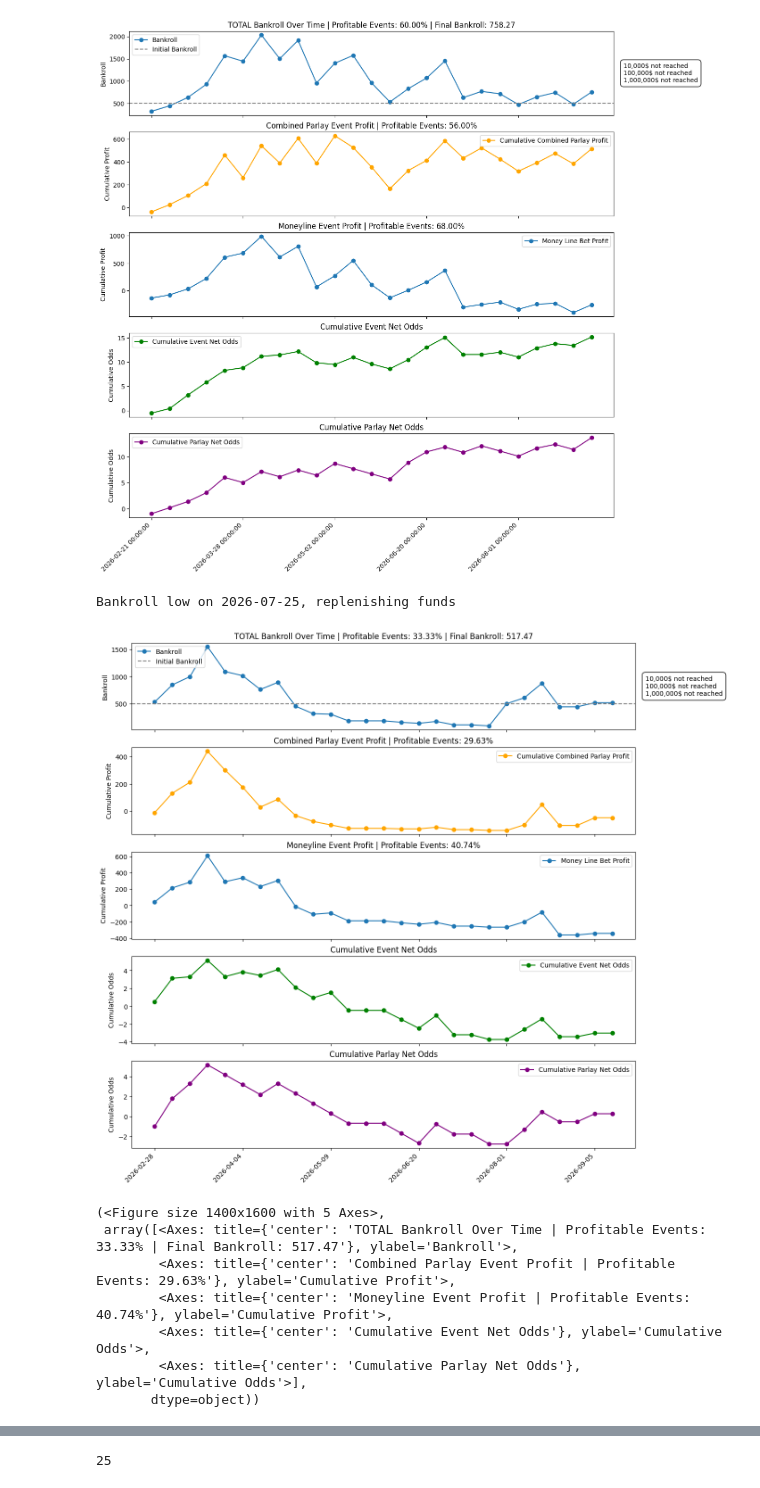
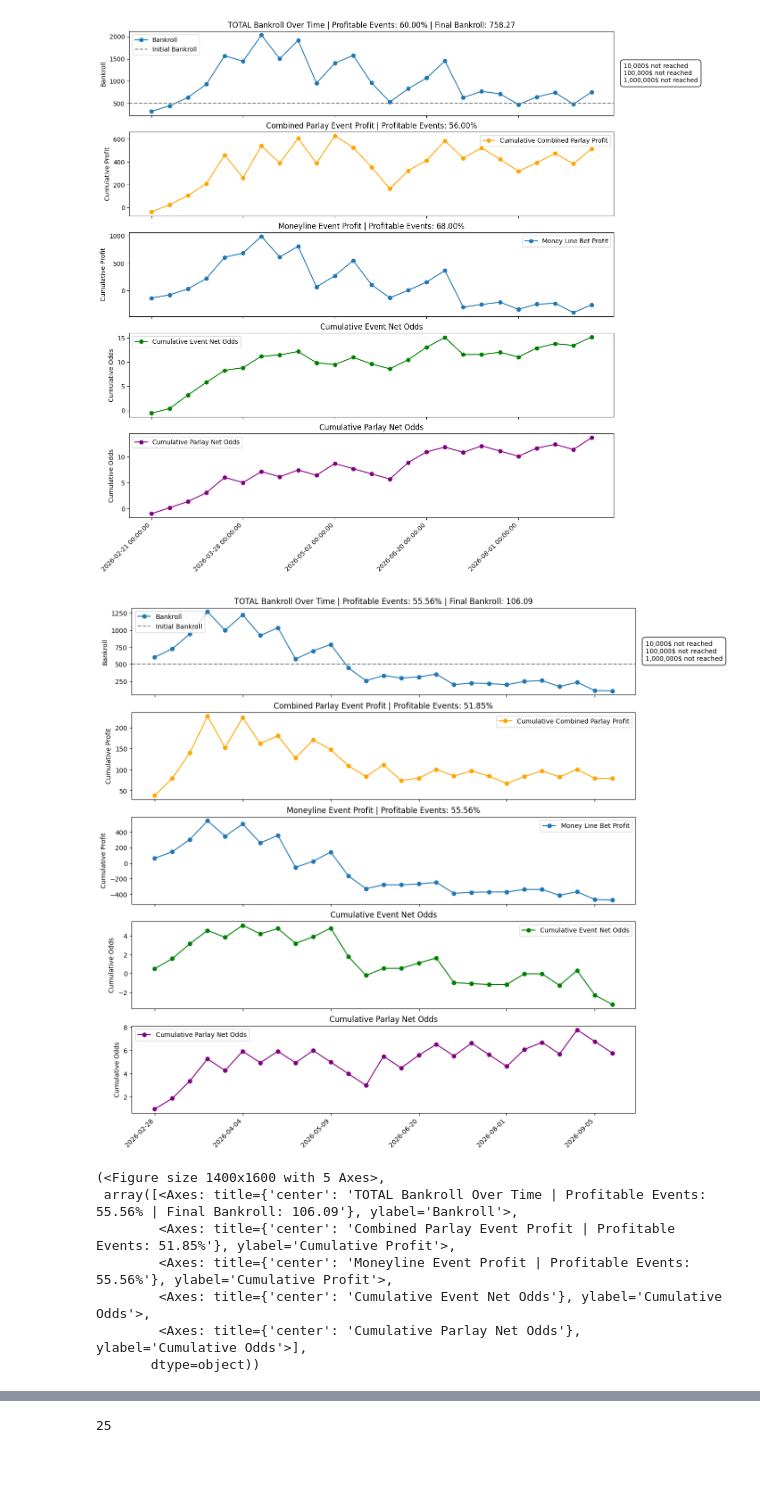
Before and after one commit to jcmarkowicz/sports_betting, a Jupyter notebook: Notebooks/Bets/kelly_sim.ipynb, the cells around one changed output, grey strips where cells are left out. Drawn from its saved outputs; the diff is of its cells as text; code cells hidden in the pictures.

```diff
--- a/Notebooks/Bets/kelly_sim.ipynb
+++ b/Notebooks/Bets/kelly_sim.ipynb
@@ -351,28 +376,27 @@ Opening model at close2 prices: 222 fights
 # %%
 df_open_at_close1 = pd.read_csv(
     r'C:\Users\jcmar\my_files\SportsBetting\data\model_results\test_set_data_open_with_close1.csv'
 )
 df_kelly_open_at_close1, df_parlay_open_at_close1 = simulate_kelly(
     df_open_at_close1,
     prob_cols=['proba_blue', 'proba_red'],
     fair_decimal_cols=['dec_fair_close1_blue', 'dec_fair_close1_red'],
     real_decimal_cols=['dec_close1_blue', 'dec_close1_red'],
     pred_winner_col='pred_winner', date_col='date',
     init_bankroll=500, bankroll_floor=100,
-    max_drawdown=.4, parlay_mdd=.5, N=250, N_parlay=1490,
+    max_drawdown=.4, parlay_mdd=.25, N=250, N_parlay=1490,
     calc_parlay=True, calc_heavy_favorite_parlay=False,
     z=0.5, prediction_se_col='proba_se',moneyline_american_bounds=(-260, 600)
 )
 
 
 plot_backtest(df_kelly_open_at_close1, init_bankroll=500, path=None)
 # %% [output]
+[figure, new version]
-Bankroll low on 2026-07-25, replenishing funds
+(<Figure size 1400x1600 with 5 Axes>,
+ array([<Axes: title={'center': 'TOTAL Bankroll Over Time | Profitable Events: 55.56% | Final Bankroll: 106.09'}, ylabel='Bankroll'>,
+        <Axes: title={'center': 'Combined Parlay Event Profit | Profitable Events: 51.85%'}, ylabel='Cumulative Profit'>,
+        <Axes: title={'center': 'Moneyline Event Profit | Profitable Events: 55.56%'}, ylabel='Cumulative Profit'>,
+        <Axes: title={'center': 'Cumulative Event Net Odds'}, ylabel='Cumulative Odds'>,
+        <Axes: title={'center': 'Cumulative Parlay Net Odds'}, ylabel='Cumulative Odds'>],
+       dtype=object))
-[figure, old version]
-(<Figure size 1400x1600 with 5 Axes>,
- array([<Axes: title={'center': 'TOTAL Bankroll Over Time | Profitable Events: 33.33% | Final Bankroll: 517.47'}, ylabel='Bankroll'>,
-        <Axes: title={'center': 'Combined Parlay Event Profit | Profitable Events: 29.63%'}, ylabel='Cumulative Profit'>,
-        <Axes: title={'center': 'Moneyline Event Profit | Profitable Events: 40.74%'}, ylabel='Cumulative Profit'>,
-        <Axes: title={'center': 'Cumulative Event Net Odds'}, ylabel='Cumulative Odds'>,
-        <Axes: title={'center': 'Cumulative Parlay Net Odds'}, ylabel='Cumulative Odds'>],
-       dtype=object))
```
Also changed, not shown: parts of 5 cells of this notebook, 10 other files.
